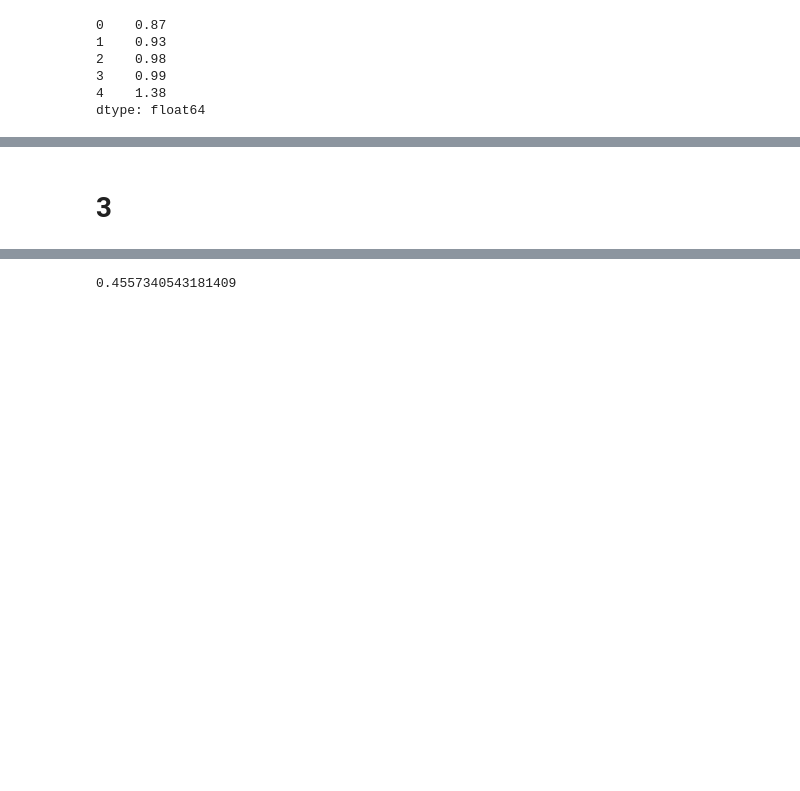
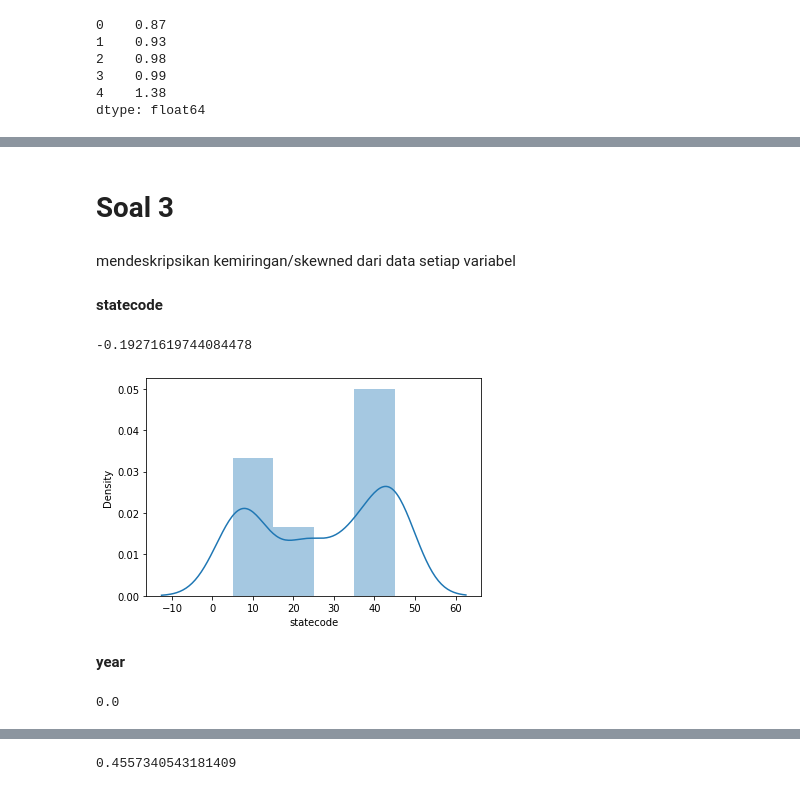
Before and after one commit to alisaSugiarti/datamining, a Jupyter notebook: _sources/Tugas 1.ipynb, the cells around one changed output, grey strips where cells are left out. Saved outputs shown, nothing was run; the diff lists cells and outputs as text; code cells hidden in the pictures; blank space fills up the shorter version.

```diff
--- a/_sources/Tugas 1.ipynb
+++ b/_sources/Tugas 1.ipynb
@@ -39,0 +49,3 @@ memory usage: 12.0+ KB
+# %%
+data_statecode = dataset['statecode']
+data_statecode
@@ -81,2 +454,24 @@ dtype: float64
 # %% [markdown]
-# 3
+# **Soal 3**
+# %% [markdown]
+mendeskripsikan kemiringan/skewned dari data setiap variabel
+# %% [markdown]
+**statecode**
+# %%
+# untuk melihat/menghitung kemiringan grafik
+data_statecode.skew()
+# %% [output]
+-0.19271619744084478
+# %%
+plt.figure()
+sns.distplot(data_statecode)
+plt.show()
+# %% [output]
+[figure, added]
+# %% [markdown]
+**year**
+# %%
+# untuk melihat/menghitung kemiringan grafik
+data_year.skew()
+# %% [output]
+0.0
```
Also changed, not shown: parts of 100 cells of this notebook, 12 other files.
